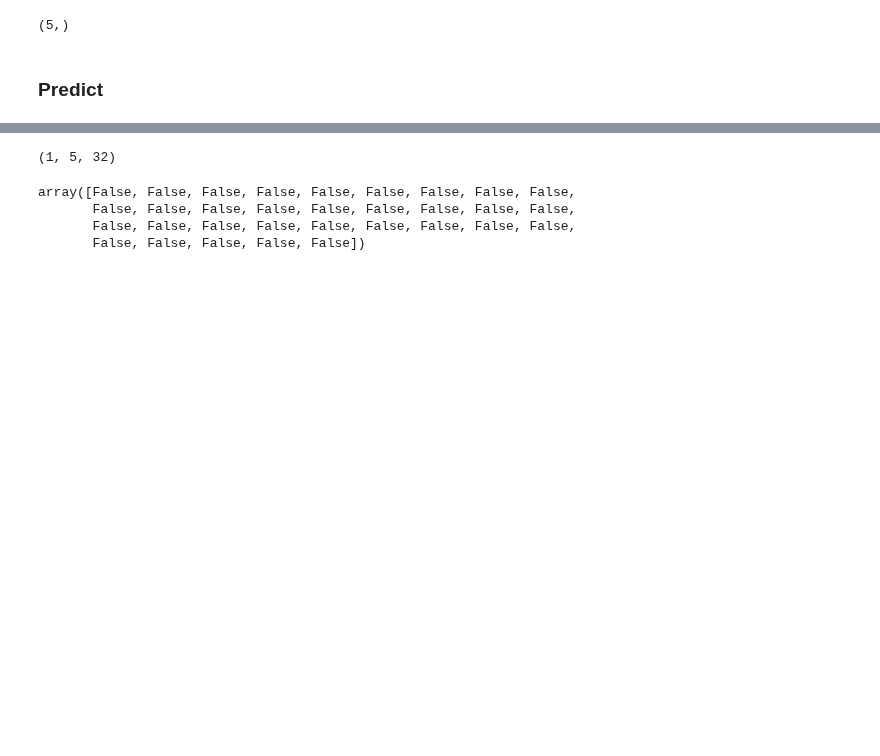
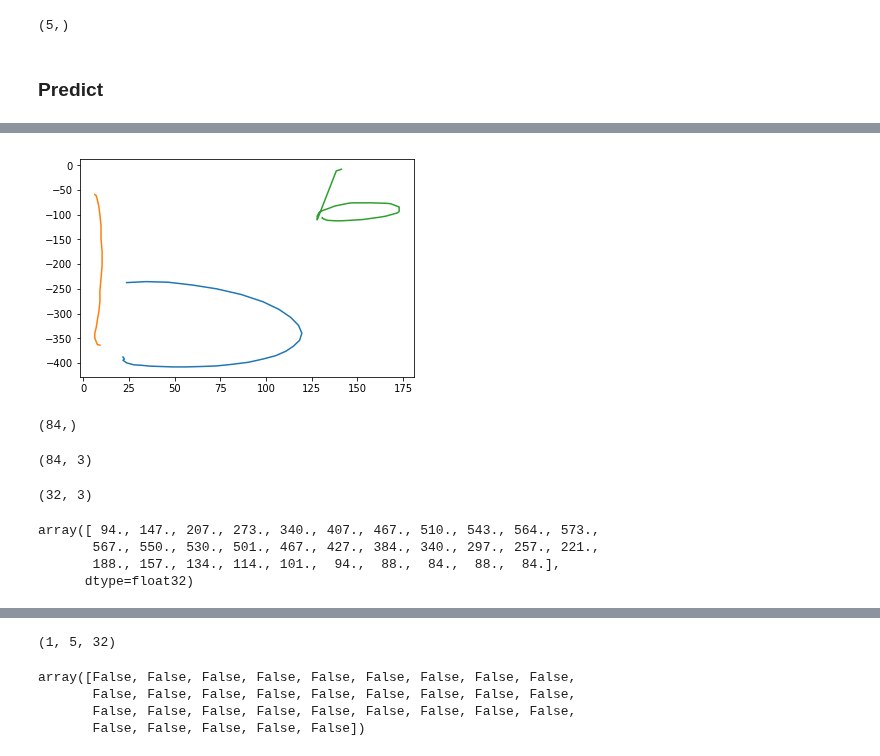
Before and after one commit to karino2/tegashiki, a Jupyter notebook: tegashiki_eval.ipynb, the cells around one changed output, grey strips where cells are left out. Saved outputs shown, nothing was run; the diff lists cells and outputs as text; code cells hidden in the pictures; blank space fills up the shorter version.

```diff
--- a/tegashiki_eval.ipynb
+++ b/tegashiki_eval.ipynb
@@ -570,0 +768,18 @@ predict(res[0][0]['input_stroke'],  np.array([112, 77, 75, 90, 113]))
+# %%
+moved_x = (stroke_input[:, :, 0][stroke_input[:, :, 2]==1]+25)*0.2
+moved_y = (stroke_input[:, :, 1][stroke_input[:, :, 2]==1]+32)*0.2
+# %%
+rstart = 0
+# %%
+i = 2
+# %%
+nonzerocol = stroke_input[i][stroke_input[i, :, 2] == 1]
+clen = nonzerocol.shape[0]
+moved[i, 0:clen, 0] = moved_x[rstart:(rstart+clen)]
+moved[i, 0:clen, 1] = moved_y[rstart:(rstart+clen)]
+moved[i, 0:clen, 2] = 1
+rstart += clen
+# %%
+plot_stroke(moved)
+# %% [output]
+[figure, added]
@@ -570,0 +790,8 @@ predict(res[0][0]['input_stroke'],  np.array([112, 77, 75, 90, 113]))
+# %%
+moved_x.shape
+# %% [output]
+(84,)
+# %%
+moved[stroke_input[:, :, 2]==1].shape
+# %% [output]
+(84, 3)
@@ -570,0 +800,11 @@ predict(res[0][0]['input_stroke'],  np.array([112, 77, 75, 90, 113]))
+# %%
+out_tensor[2][out_tensor[2, :, 2]==1].shape
+# %% [output]
+(32, 3)
+# %%
+rowXY[:, 0]
+# %% [output]
+array([ 94., 147., 207., 273., 340., 407., 467., 510., 543., 564., 573.,
+       567., 550., 530., 501., 467., 427., 384., 340., 297., 257., 221.,
+       188., 157., 134., 114., 101.,  94.,  88.,  84.,  88.,  84.],
+      dtype=float32)
```
Also changed, not shown: parts of 70 cells of this notebook.
